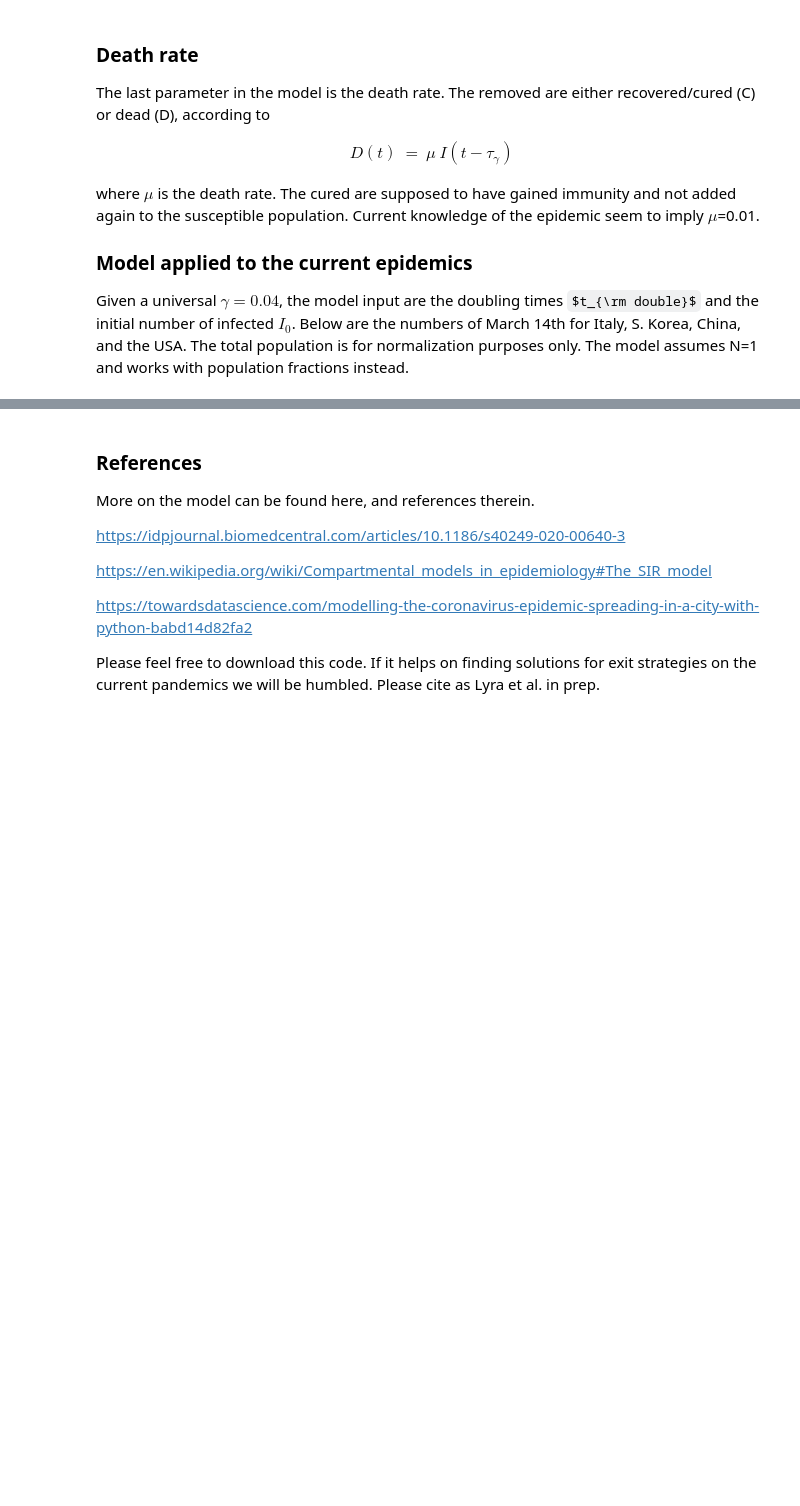
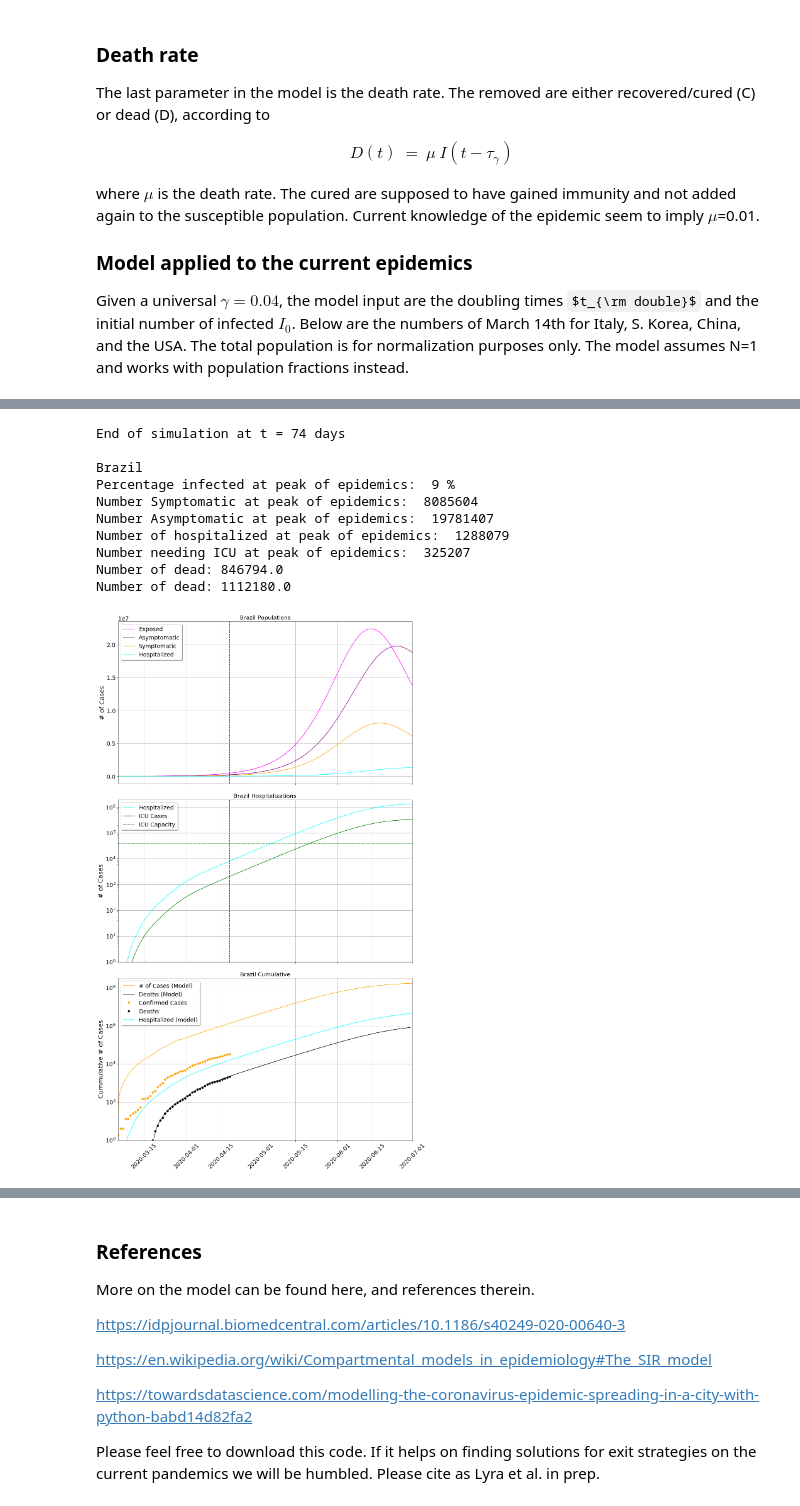
Before and after one commit to wlyra/covid19, a Jupyter notebook: covid19_SEIR.ipynb, the cells around one changed output, grey strips where cells are left out. Cells and saved outputs as stored; diff of their text form; code cells hidden in the pictures; some formulas as TeX source; blank space fills up the shorter version.

```diff
--- a/covid19_SEIR.ipynb
+++ b/covid19_SEIR.ipynb
@@ -1238,8 +1250,20 @@ def RK3(f):
 #country = select_country('Spain')
 #plottage(country,RK3(country))
 # %%
-#country = select_country('Brazil')
-#plottage(country,RK3(country))
+country = select_country('Brazil')
+plottage(country,RK3(country))
+# %% [output]
+End of simulation at t = 74 days
+
+Brazil
+Percentage infected at peak of epidemics:  9 %
+Number Symptomatic at peak of epidemics:  8085604
+Number Asymptomatic at peak of epidemics:  19781407
+Number of hospitalized at peak of epidemics:  1288079
+Number needing ICU at peak of epidemics:  325207
+Number of dead: 846794.0
+Number of dead: 1112180.0
+[figure, added]
 # %%
 #country = select_country('US')
 #plottage(country,RK3(country))
```
Also changed, not shown: parts of 3 cells of this notebook, 5 other files.
